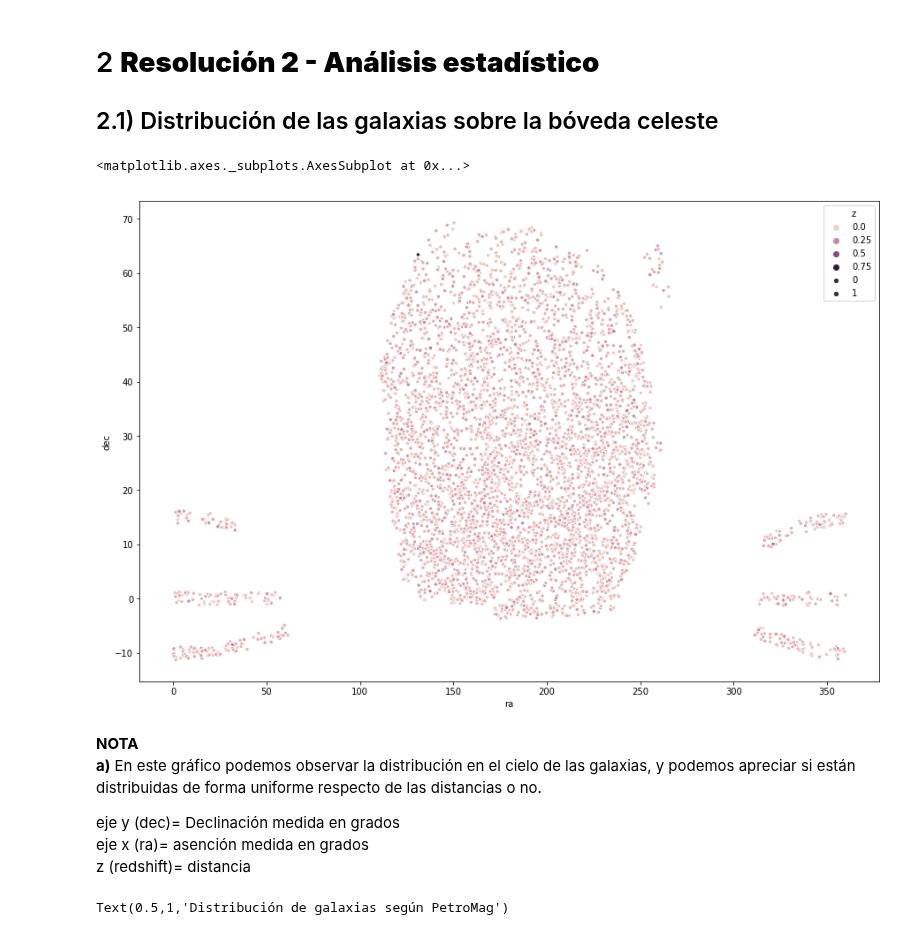
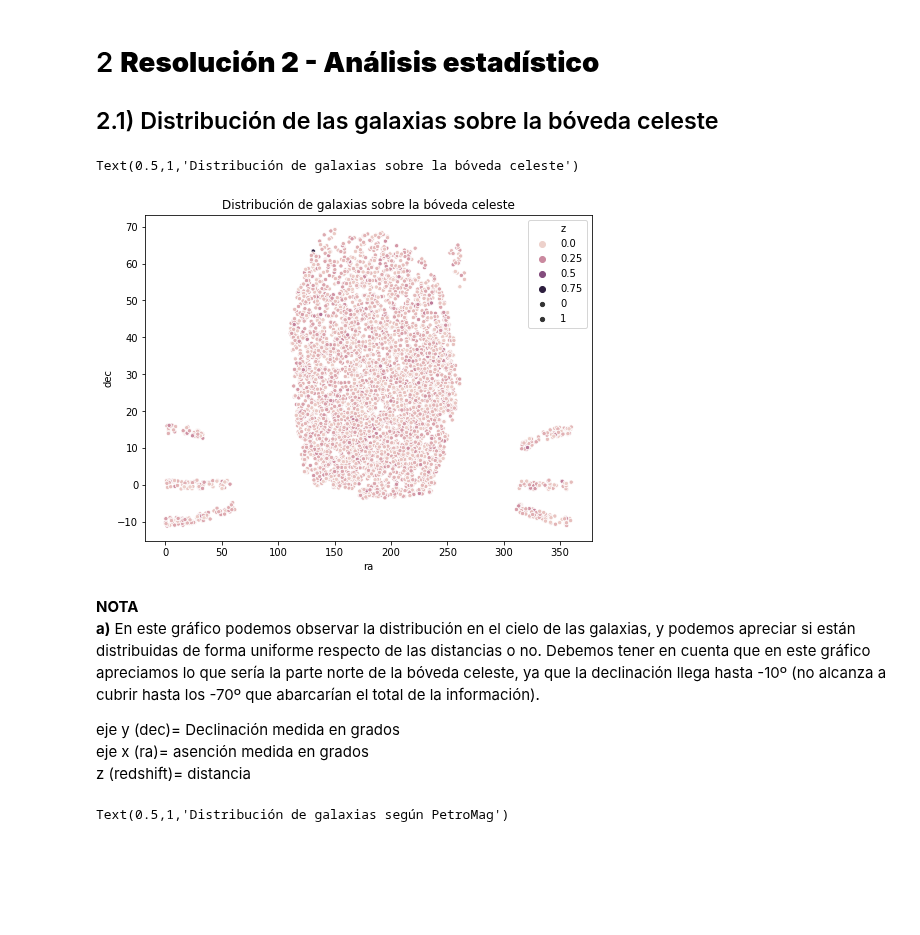
Before and after one commit to leoborgnino/mentoria-astro-datos, a Jupyter notebook: 1_Analisis_y_Visualizacion.ipynb, the cells around one changed output. Cells and saved outputs as stored; diff of their text form; code cells hidden in the pictures; blank space fills up the shorter version.

```diff
--- a/1_Analisis_y_Visualizacion.ipynb
+++ b/1_Analisis_y_Visualizacion.ipynb
@@ -166,16 +166,17 @@ Length: 118, dtype: object
 
 ## 2.1) Distribución de las galaxias  sobre la bóveda celeste
 # %%
-f = plt.figure(figsize=(15,10))
+f = plt.figure(figsize=(8,6))
 ax = f.add_subplot(111)
 
 seaborn.scatterplot(x='ra',y='dec',data=df,hue='z',size=1,ax=ax)
+plt.title('Distribución de galaxias sobre la bóveda celeste')
 # %% [output]
-<matplotlib.axes._subplots.AxesSubplot at 0x...>
+Text(0.5,1,'Distribución de galaxias sobre la bóveda celeste')
-[figure, old version]
+[figure, new version]
 # %% [markdown]
 **NOTA**
-**a)** En este gráfico podemos observar la distribución en el cielo de las galaxias, y podemos apreciar si están distribuidas de forma uniforme respecto de las distancias o no.
+**a)** En este gráfico podemos observar la distribución en el cielo de las galaxias, y podemos apreciar si están distribuidas de forma uniforme respecto de las distancias o no. Debemos tener en cuenta que en este gráfico apreciamos lo que sería la parte norte de la bóveda celeste, ya que la declinación llega hasta -10º (no alcanza a cubrir hasta los -70º que abarcarían el total de la información).
 
 eje y (dec)= Declinación medida en grados
 eje x (ra)= asención medida en grados
```
Also changed, not shown: parts of 17 cells of this notebook.
